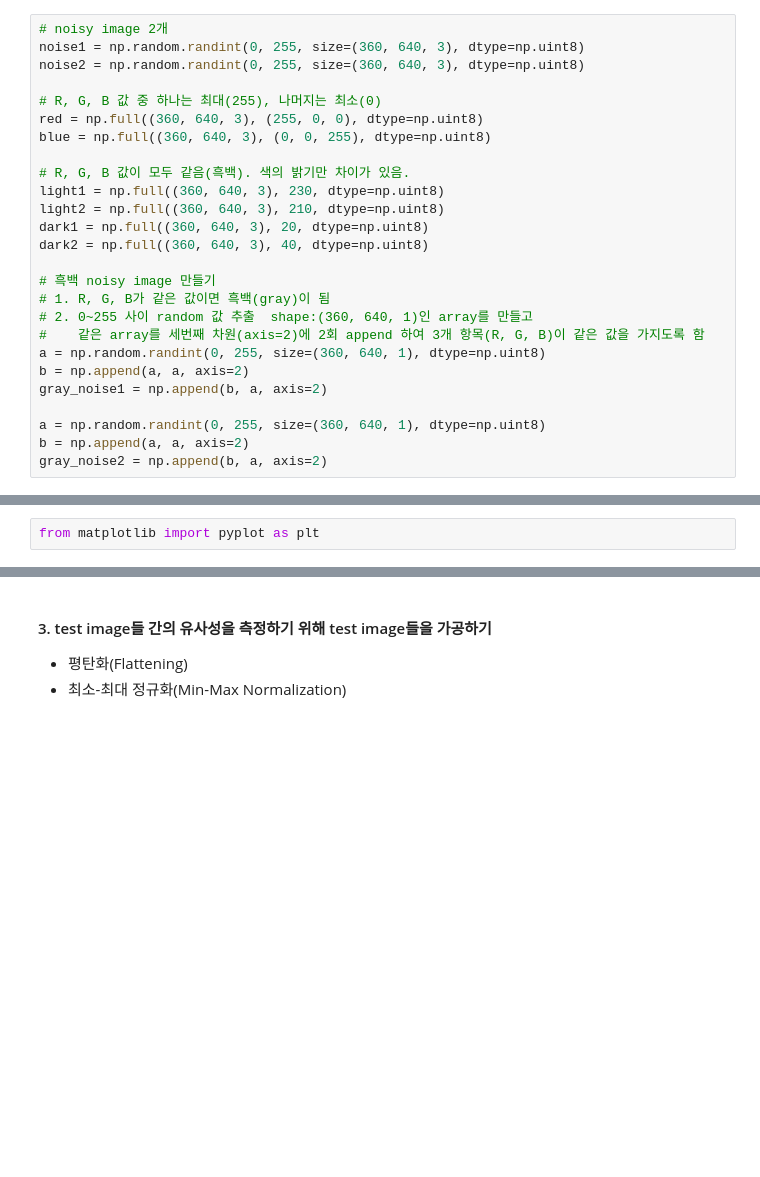
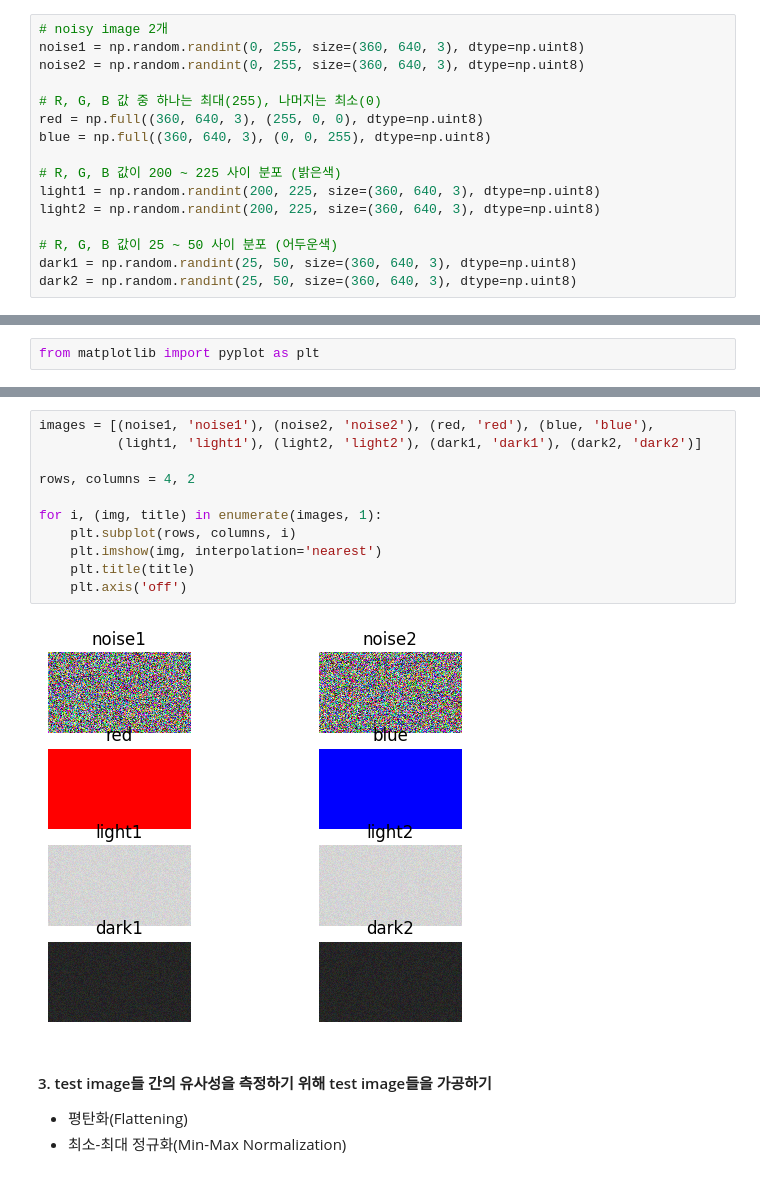
Before and after one commit to tanminkwan/py-lecture-2024, a Jupyter notebook: py-lec/lec_4oneday/__실습03_image간 유사도 구하기.ipynb, the cells around one changed output, grey strips where cells are left out. Cells and saved outputs as stored; diff of their text form; blank space fills up the shorter version.

```diff
--- a/py-lec/lec_4oneday/__실습03_image간 유사도 구하기.ipynb
+++ b/py-lec/lec_4oneday/__실습03_image간 유사도 구하기.ipynb
@@ -35,23 +35,13 @@ noise2 = np.random.randint(0, 255, size=(360, 640, 3), dtype=np.uint8)
 red = np.full((360, 640, 3), (255, 0, 0), dtype=np.uint8)
 blue = np.full((360, 640, 3), (0, 0, 255), dtype=np.uint8)
 
-# R, G, B 값이 모두 같음(흑백). 색의 밝기만 차이가 있음.
-light1 = np.full((360, 640, 3), 230, dtype=np.uint8)
-light2 = np.full((360, 640, 3), 210, dtype=np.uint8)
-dark1 = np.full((360, 640, 3), 20, dtype=np.uint8)
-dark2 = np.full((360, 640, 3), 40, dtype=np.uint8)
+# R, G, B 값이 200 ~ 225 사이 분포 (밝은색)
+light1 = np.random.randint(200, 225, size=(360, 640, 3), dtype=np.uint8)
+light2 = np.random.randint(200, 225, size=(360, 640, 3), dtype=np.uint8)
 
-# 흑백 noisy image 만들기
-# 1. R, G, B가 같은 값이면 흑백(gray)이 됨
-# 2. 0~255 사이 random 값 추출  shape:(360, 640, 1)인 array를 만들고
-#    같은 array를 세번째 차원(axis=2)에 2회 append 하여 3개 항목(R, G, B)이 같은 값을 가지도록 함
-a = np.random.randint(0, 255, size=(360, 640, 1), dtype=np.uint8)
-b = np.append(a, a, axis=2)
-gray_noise1 = np.append(b, a, axis=2)
-
-a = np.random.randint(0, 255, size=(360, 640, 1), dtype=np.uint8)
-b = np.append(a, a, axis=2)
-gray_noise2 = np.append(b, a, axis=2)
+# R, G, B 값이 25 ~ 50 사이 분포 (어두운색)
+dark1 = np.random.randint(25, 50, size=(360, 640, 3), dtype=np.uint8)
+dark2 = np.random.randint(25, 50, size=(360, 640, 3), dtype=np.uint8)
 # %%
 # Numpy Array의 shape와 size 확인
 print(f"noise1 shape : {noise1.shape}, size : {noise1.size}")
@@ -119,3 +61,16 @@ plt.axis('off')
+# %%
+images = [(noise1, 'noise1'), (noise2, 'noise2'), (red, 'red'), (blue, 'blue'),
+          (light1, 'light1'), (light2, 'light2'), (dark1, 'dark1'), (dark2, 'dark2')]
+
+rows, columns = 4, 2
+
+for i, (img, title) in enumerate(images, 1):
+    plt.subplot(rows, columns, i)
+    plt.imshow(img, interpolation='nearest')
+    plt.title(title)
+    plt.axis('off')
+# %% [output]
+[figure, added]
 # %% [markdown]
 #### 3. test image들 간의 유사성을 측정하기 위해 test image들을 가공하기
 - 평탄화(Flattening)
```
Also changed, not shown: parts of 4 cells of this notebook.
